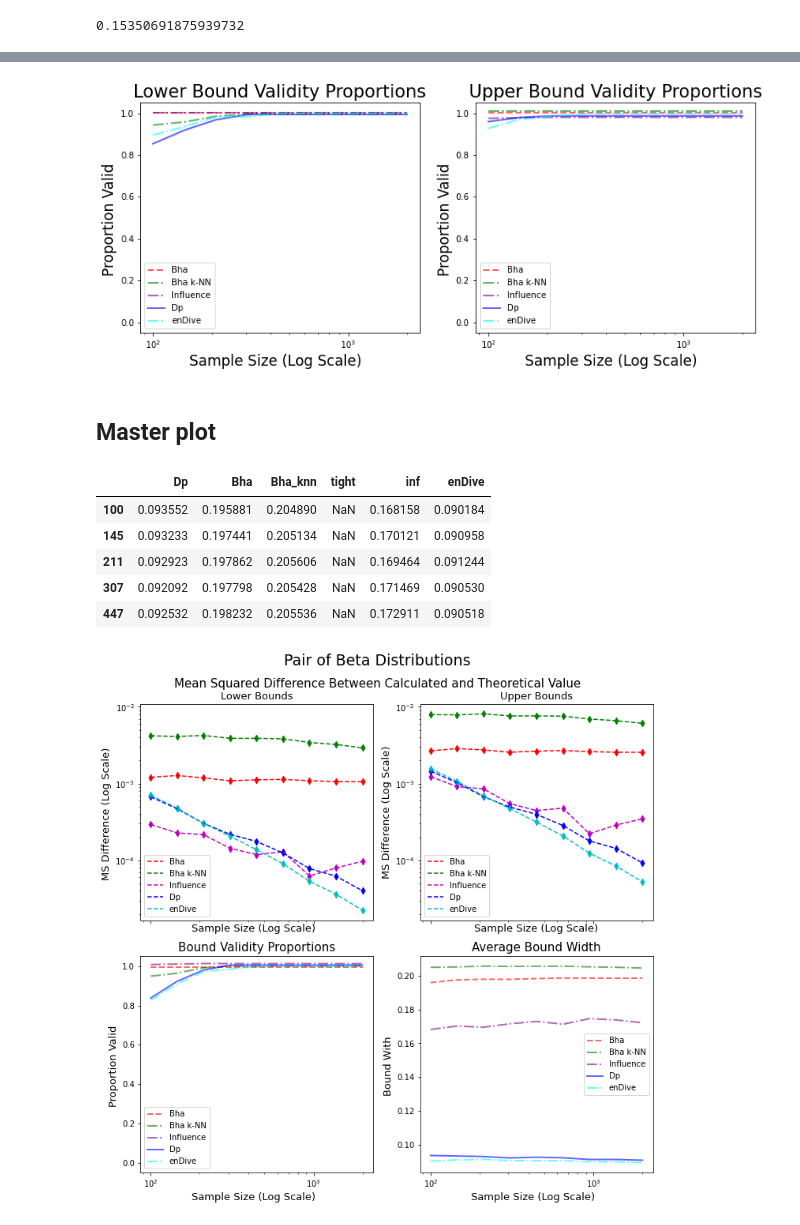
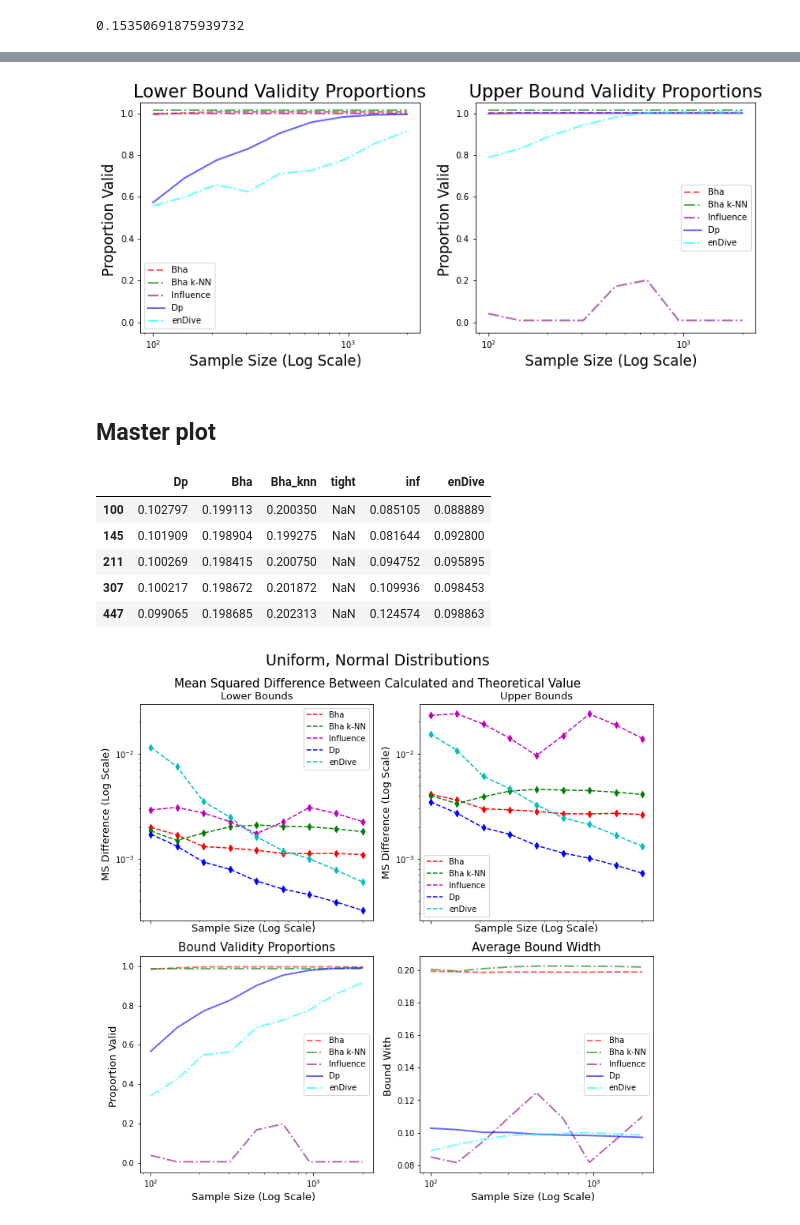
Before and after one commit to rj-may/BER_Bounds_Eval, a Jupyter notebook: alt_distr/uniform_normal.ipynb, the cells around one changed output, grey strips where cells are left out. Drawn from its saved outputs; the diff is of its cells as text; code cells hidden in the pictures.

```diff
--- a/alt_distr/uniform_normal.ipynb
+++ b/alt_distr/uniform_normal.ipynb
@@ -55,7 +36,7 @@ ModuleNotFoundError: No module named 'modules'
 # %%
 PICKLED =True
 # %%
-file_path = 'sim_data/uniform_normal3D.pkl' # DONT FORGET TO CHANGE ME IF YOU COPY AND PASTE
+file_path = 'sim_data/uniform_normal.pkl' # DONT FORGET TO CHANGE ME IF YOU COPY AND PASTE
 
 
 # if PICKLED  == False:
@@ -542,7 +523,7 @@ file_name = r"alt_distr/images/uniform_normal_3.png"
 plt.savefig(file_name,facecolor=(1,1,1,1),  bbox_inches='tight', dpi= dpi)
 plt.show()
 # %% [output]
-[figure, old version]
+[figure, new version]
 # %% [markdown]
 ## Master plot
 # %%
@@ -553,18 +534,18 @@ bound_width_df = pd.DataFrame(lst, index = sample_sizes)
 bound_width_df.head()
 # %% [output]
 |  | Dp | Bha | Bha_knn | tight | inf | enDive |
-| 100 | 0.093552 | 0.195881 | 0.204890 | NaN | 0.168158 | 0.090184 |
-| 145 | 0.093233 | 0.197441 | 0.205134 | NaN | 0.170121 | 0.090958 |
-| 211 | 0.092923 | 0.197862 | 0.205606 | NaN | 0.169464 | 0.091244 |
-| 307 | 0.092092 | 0.197798 | 0.205428 | NaN | 0.171469 | 0.090530 |
-| 447 | 0.092532 | 0.198232 | 0.205536 | NaN | 0.172911 | 0.090518 |
+| 100 | 0.102797 | 0.199113 | 0.200350 | NaN | 0.085105 | 0.088889 |
+| 145 | 0.101909 | 0.198904 | 0.199275 | NaN | 0.081644 | 0.092800 |
+| 211 | 0.100269 | 0.198415 | 0.200750 | NaN | 0.094752 | 0.095895 |
+| 307 | 0.100217 | 0.198672 | 0.201872 | NaN | 0.109936 | 0.098453 |
+| 447 | 0.099065 | 0.198685 | 0.202313 | NaN | 0.124574 | 0.098863 |
 # %%
 
 
 fs =13
 
 fig, axes = plt.subplots(nrows=2, ncols=2, figsize=(10, 10),sharex='all')
-st = fig.suptitle("Pair of Beta Distributions", fontsize=fs+6)
+st = fig.suptitle("Uniform, Normal Distributions", fontsize=fs+6)
 
 fig.text(0.5, 0.92, "Mean Squared Difference Between Calculated and Theoretical Value", ha='center', fontsize=fs+2 )
 
@@ -655,31 +636,31 @@ ax.legend()
 
 ax = axes[1][1]
 
 ax.set_xscale('log', base=10)
 # ax.set_yscale('log', base=10)
 
 
 ax.plot(bound_width_df["Bha"],'r--', label='Bha', alpha = overlapping, linewidth=lw )
 ax.plot(bound_width_df["Bha_knn"],'g-.', label='Bha k-NN', alpha = overlapping, linewidth = lw)
 ax.plot(bound_width_df["inf"],'purple',ls = "-.", label='Influence', alpha = overlapping, linewidth = lw)
 ax.plot(bound_width_df["Dp"], 'b-',  label='Dp', alpha = overlapping, linewidth = lw)
 ax.plot(bound_width_df["enDive"],'cyan',ls = "-.", label='enDive', alpha = overlapping, linewidth = lw)
 
 # ax.set_xticks(sample_sizes)
 ax.set_xlabel("Sample Size (Log Scale)  ", fontsize = fs)
 ax.set_ylabel("Bound With ", fontsize=fs)
 # ax.set_ylim(0.0, 0.3)
 ax.set_title("Average Bound Width" , fontsize = fs +2)
 ax.legend()
 
 
 fig.tight_layout(rect=[0, 0, 1, 0.97])  # Leave space for the common title
 
 # plt.savefig("log_test.png",facecolor=(1,1,1,1))
 # ax.set_xticks(sample_sizes)
 
 # file_name = r"alt_distr/images/uniform_normal_1.png"
 # plt.savefig(file_name,facecolor=(1,1,1,1),  bbox_inches='tight', dpi= dpi)
 plt.show()
 # %% [output]
-[figure, old version]
+[figure, new version]
```
Also changed, not shown: parts of 7 cells of this notebook, 12 other files.
